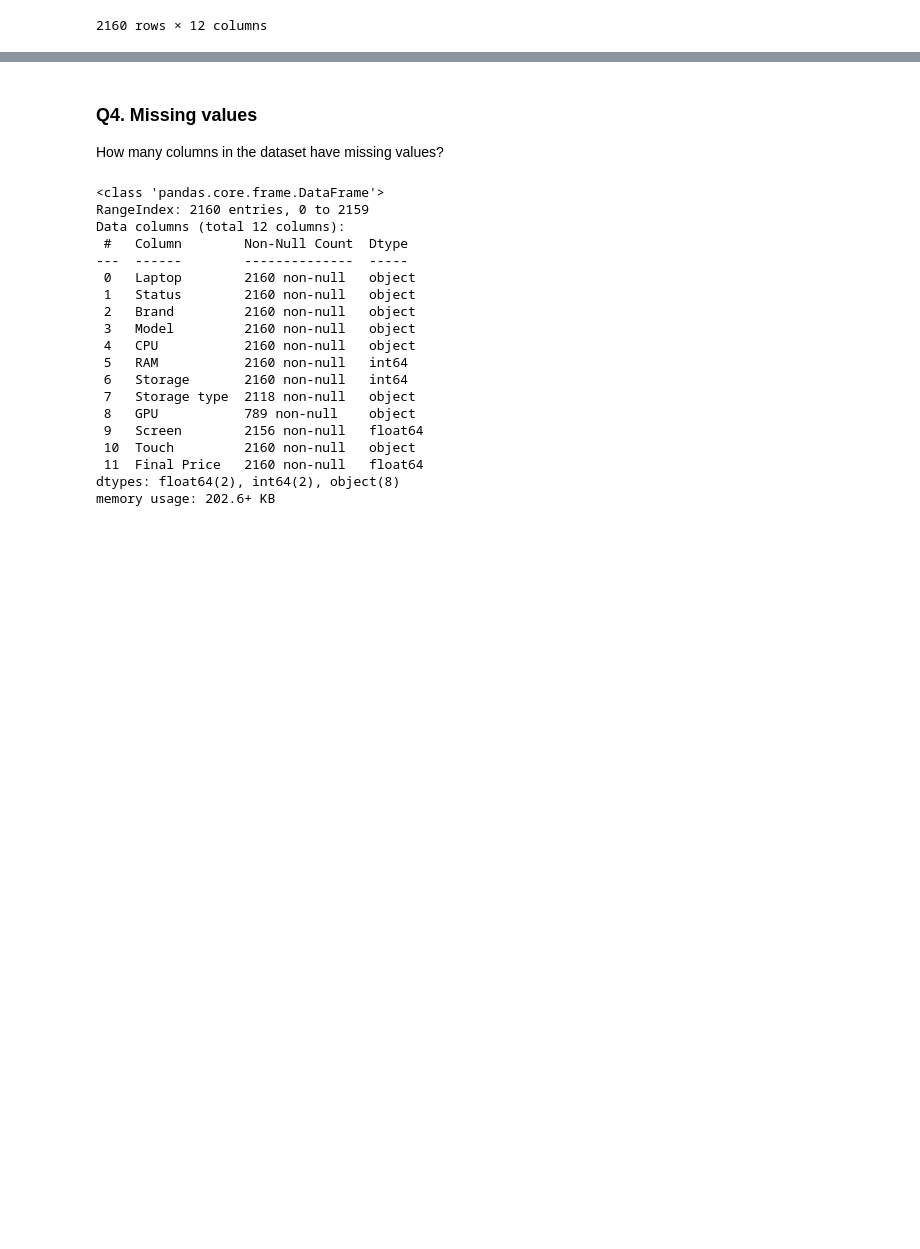
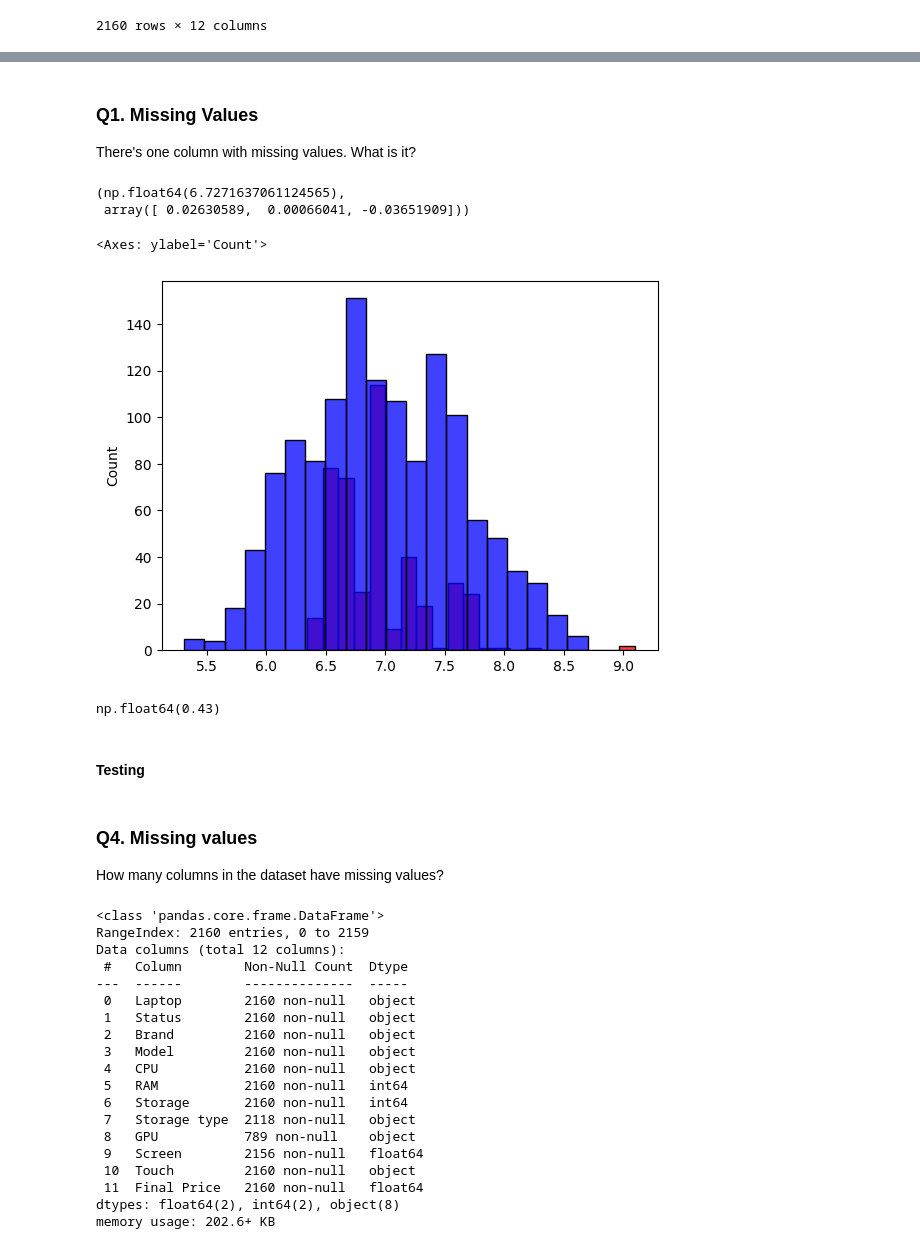
Before and after one commit to Matheus-Chaves/ml-zoomcamp-homeworks, a Jupyter notebook: main.ipynb, the cells around one changed output, grey strips where cells are left out. Drawn from its saved outputs; the diff is of its cells as text; code cells hidden in the pictures; blank space fills up the shorter version.

Commit message:
feat: added regression homework

```diff
--- a/main.ipynb
+++ b/main.ipynb
@@ -56,3 +222,40 @@ df.Brand.nunique()
+# %%
+def train_linear_regression(X, y):
+    ones = np.ones(X.shape[0])
+    X = np.column_stack([ones, X])
+
+    XTX = X.T.dot(X)
+    XTX_inv = np.linalg.inv(XTX)
+    w_full = XTX_inv.dot(X.T).dot(y)
+
+    return w_full[0], w_full[1:]
+# %%
+X_train_zeros = prepare_X(df=df_train, fill_with=0)
+X_val_zeros = prepare_X(df=df_val, fill_with=0)
+# %% [markdown]
+### Q1. Missing Values
+
+There's one column with missing values. What is it?
+# %%
+w0, w = train_linear_regression(X=X_train_zeros, y=y_train)
+w0, w
+# %% [output]
+(np.float64(6.7271637061124565),
+ array([ 0.02630589,  0.00066041, -0.03651909]))
+# %%
+y_pred = w0 + X_val_zeros.dot(w)
+# %%
+sns.histplot(y_pred, color='red')
+sns.histplot(y_train, color='blue')
+# %% [output]
+<Axes: ylabel='Count'>
+[figure, added]
+# %%
+rmse(y_val, y_pred)
+# %% [output]
+np.float64(0.43)
+# %% [markdown]
+#### Testing
 # %% [markdown]
 ### Q4. Missing values
 
```
Also changed, not shown: parts of 35 cells of this notebook.
